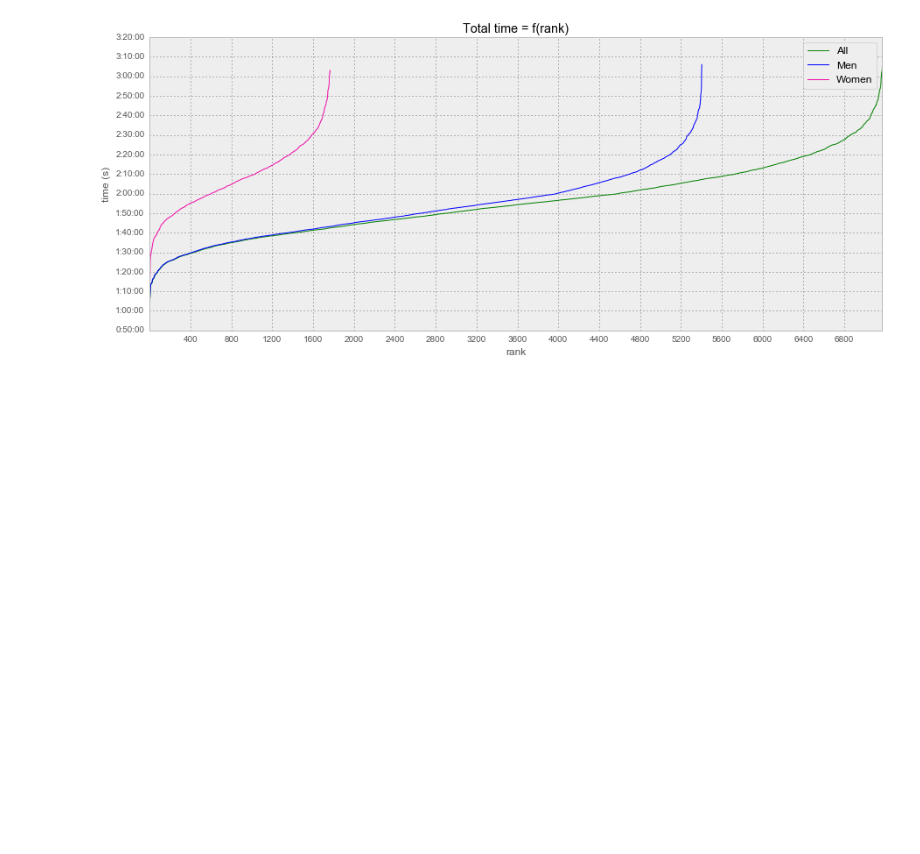
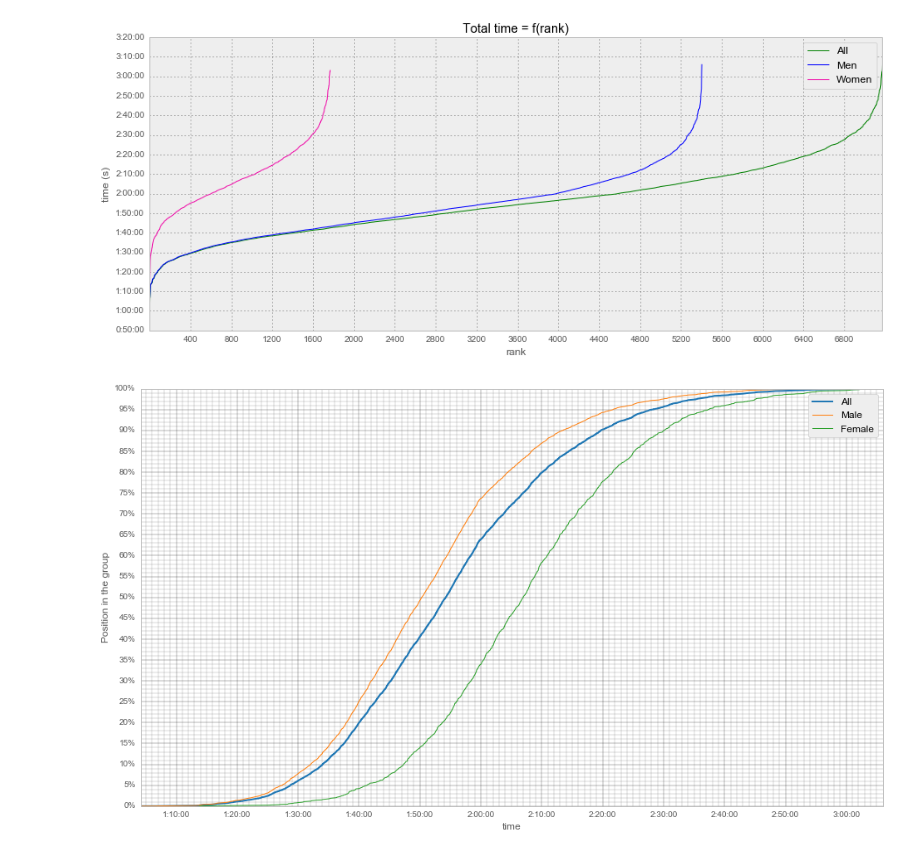
Before and after one commit to lovasoa/chronorace-moscow, a Jupyter notebook: race.ipynb, the cells around one changed output. Saved outputs shown, nothing was run; the diff lists cells and outputs as text; code cells hidden in the pictures; blank space fills up the shorter version.

Commit message:
more interesting plots

```diff
--- a/race.ipynb
+++ b/race.ipynb
@@ -98,6 +98,7 @@ from matplotlib import pyplot as plt
 matplotlib.rcParams["figure.figsize"]=[16,9]
 # %%
 seconds_formatter = matplotlib.ticker.FuncFormatter(lambda x,pos: str(datetime.timedelta(seconds=round(x))))
+percent_formatter = matplotlib.ticker.FuncFormatter(lambda y,pos: '{:.0%}'.format(y))
 # %% [markdown]
 ### Countries
 # %%
@@ -169,3 +169,24 @@ fig.yaxis.set_major_locator(matplotlib.ticker.MultipleLocator(base=10*60))
 fig.xaxis.set_major_locator(matplotlib.ticker.MultipleLocator(base=400))
 # %% [output]
 [figure]
+# %%
+def index_percent(old_series):
+    percents = np.linspace(0,1,len(old_series))
+    return pd.Series(percents, index=old_series)
+
+fig = index_percent(df.time).plot(label="All", linewidth=2)
+index_percent(df.time[df.is_male]).plot(label="Male")
+index_percent(df.time[~df.is_male]).plot(label="Female")
+fig.set_xlabel("time")
+fig.set_ylabel("Position in the group")
+plt.legend()
+fig.xaxis.set_major_formatter(seconds_formatter)
+fig.yaxis.set_major_formatter(percent_formatter)
+fig.xaxis.set_major_locator(matplotlib.ticker.MultipleLocator(base=10*60))
+fig.xaxis.set_minor_locator(matplotlib.ticker.MultipleLocator(base=1*60))
+fig.yaxis.set_major_locator(matplotlib.ticker.MultipleLocator(base=0.05))
+fig.yaxis.set_minor_locator(matplotlib.ticker.MultipleLocator(base=0.01))
+fig.patch.set_visible(False)
+plt.grid(True, 'both', linewidth=.15, linestyle="-")
+# %% [output]
+[figure, added]
```
Also changed, not shown: parts of 3 cells of this notebook.
